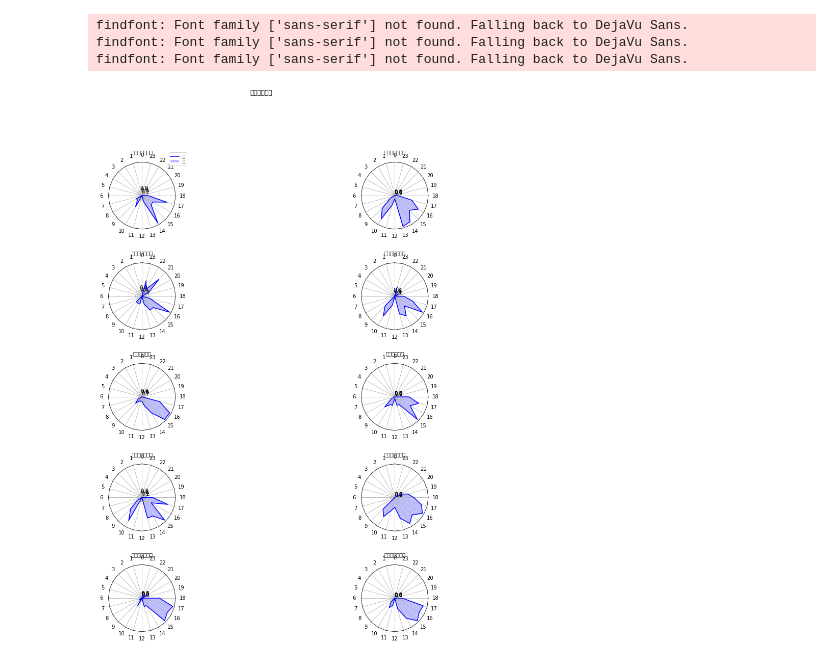
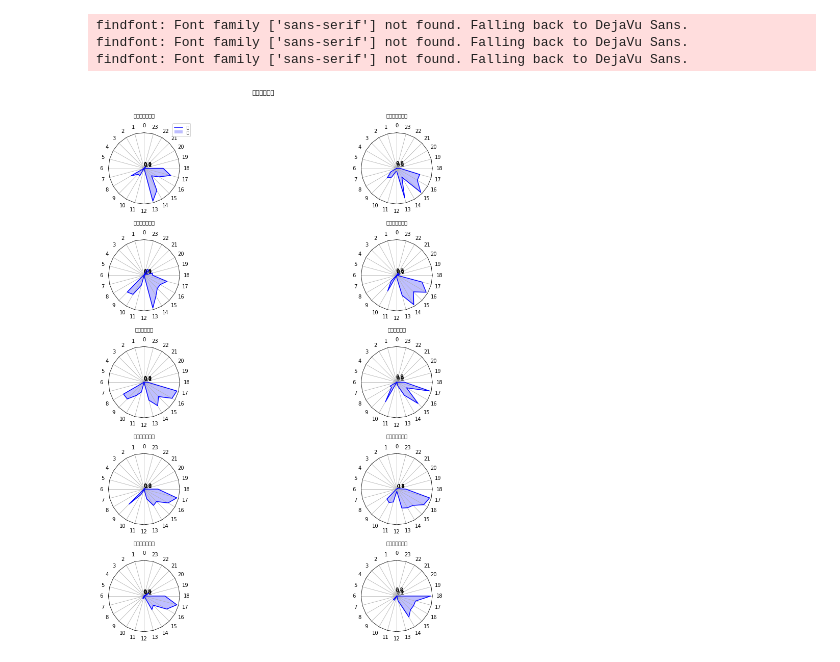
Before and after one commit to czasg/ScrapyLearning, a Jupyter notebook: czaSpider/dump2/数据分析个人版/开发频度统计/频度数据统计.ipynb, the cells around one changed output. Drawn from its saved outputs; the diff is of its cells as text; code cells hidden in the pictures.

```diff
--- a/czaSpider/dump2/数据分析个人版/开发频度统计/频度数据统计.ipynb
+++ b/czaSpider/dump2/数据分析个人版/开发频度统计/频度数据统计.ipynb
@@ -9,7 +9,7 @@ import numpy as np
 from matplotlib import pyplot as plt
 mpl.rcParams['font.sans-serif'] = ['SimHei']
 # %%
-task_name = "诚信数据"  # 诚信数据 政府网站 新闻
+task_name = "新闻"  # 诚信数据 政府网站 新闻
 check_start_date = '2019.5'  # eg: 2018.6 or 2018, if just year, it will be marked as January
 check_end_date = ''  # default is Now Time
 # %%
@@ -217,6 +173,8 @@ for month, user_infos in months_count_info.items():
         user_info = user_infos[name]
         done_task = user_info[0]
         modify_task = user_info[1]
+        done_task.sort()
+        modify_task.sort()
         sum_value1 = int(sum(done_task))
         done += sum_value1
         sum_value2 = int(sum(modify_task))
@@ -237,4 +195,4 @@ for month, user_infos in months_count_info.items():
     all_user_infos.append([all_count, all_days, count_max, count_80, count_mid, count_30, count_min, count_average])
     bar_done_list.append(done)
     bar_modify_list.append(modify)
-all_user_infos
+# all_user_infos
@@ -478,33 +418,33 @@ for name in developer:
 N = 24
 theta = radar_factory(N, frame='polygon')
 
 data = example_data
 spoke_labels = data.pop(0)
 
 fig, axes = plt.subplots(figsize=(16, 16), nrows=5, ncols=2,
                          subplot_kw=dict(projection='radar'))
-fig.subplots_adjust(wspace=0.25, hspace=0.50, top=0.85, bottom=0.05)
+fig.subplots_adjust(wspace=0.25, hspace=0.50, top=0.9, bottom=0.05)
 
 colors = ['b']
 # Plot the four cases from the example data on separate axes
 for ax, (title, case_data) in zip(axes.flatten(), data):
     ax.set_rgrids([0.2, 0.4, 0.6, 0.8])
-    ax.set_title(title, weight='bold', size='medium', position=(0.5, 1.1),
+    ax.set_title(title, weight='bold', size='medium', position=(0.5, 1.2),
                  horizontalalignment='center', verticalalignment='center')
     for d, color in zip(case_data, colors):
         ax.plot(theta, d, color=color)
         ax.fill(theta, d, facecolor=color, alpha=0.25)
     ax.set_varlabels(spoke_labels)
 ax = axes[0, 0]
 labels = ('数量')
 legend = ax.legend(labels, loc=(0.9, .95),
                    labelspacing=0.1, fontsize='small')
 fig.text(0.5, 0.965, '工作时间分布',
          horizontalalignment='center', color='black', weight='bold',
          size='large')
 plt.show()
 # %% [output]
 findfont: Font family ['sans-serif'] not found. Falling back to DejaVu Sans.
 findfont: Font family ['sans-serif'] not found. Falling back to DejaVu Sans.
 findfont: Font family ['sans-serif'] not found. Falling back to DejaVu Sans.
-[figure, old version]
+[figure, new version]
```
Also changed, not shown: parts of 6 cells of this notebook.
